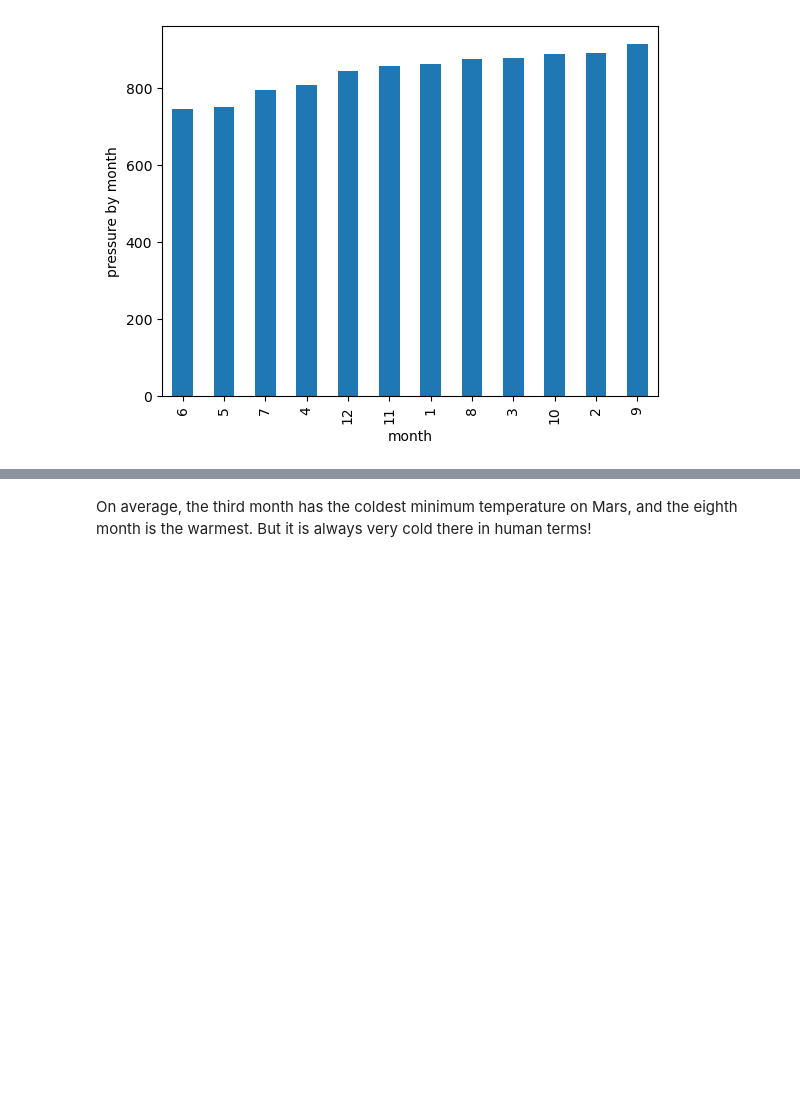
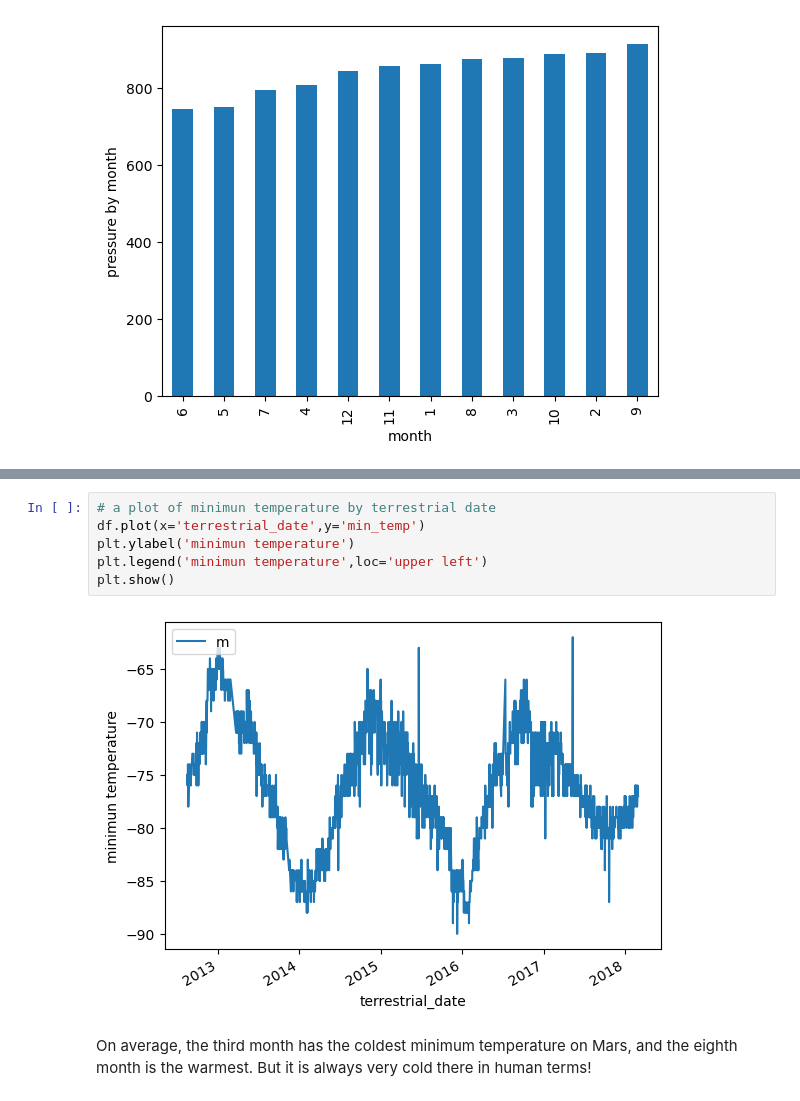
Before and after one commit to wemlaztdj/web-scraping-challenge, a Jupyter notebook: part_2_mars_weather.ipynb, the cells around one changed output, grey strips where cells are left out. Drawn from its saved outputs; the diff is of its cells as text; blank space fills up the shorter version.

```diff
--- a/part_2_mars_weather.ipynb
+++ b/part_2_mars_weather.ipynb
@@ -270,3 +279,11 @@ plt.show()
+# %%
+# a plot of minimun temperature by terrestrial date
+df.plot(x='terrestrial_date',y='min_temp')
+plt.ylabel('minimun temperature')
+plt.legend('minimun temperature',loc='upper left')
+plt.show()
+# %% [output]
+[figure, added]
 # %% [markdown]
 On average, the third month has the coldest minimum temperature on Mars, and the eighth month is the warmest. But it is always very cold there in human terms!
 # %% [markdown]
```
Also changed, not shown: parts of 5 cells of this notebook.
